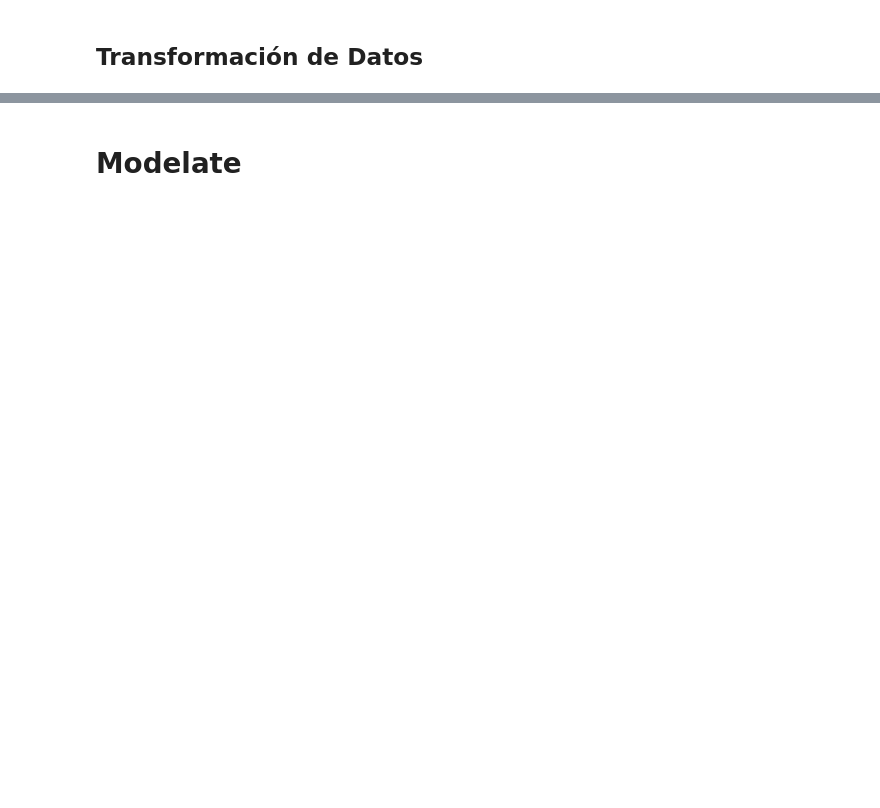
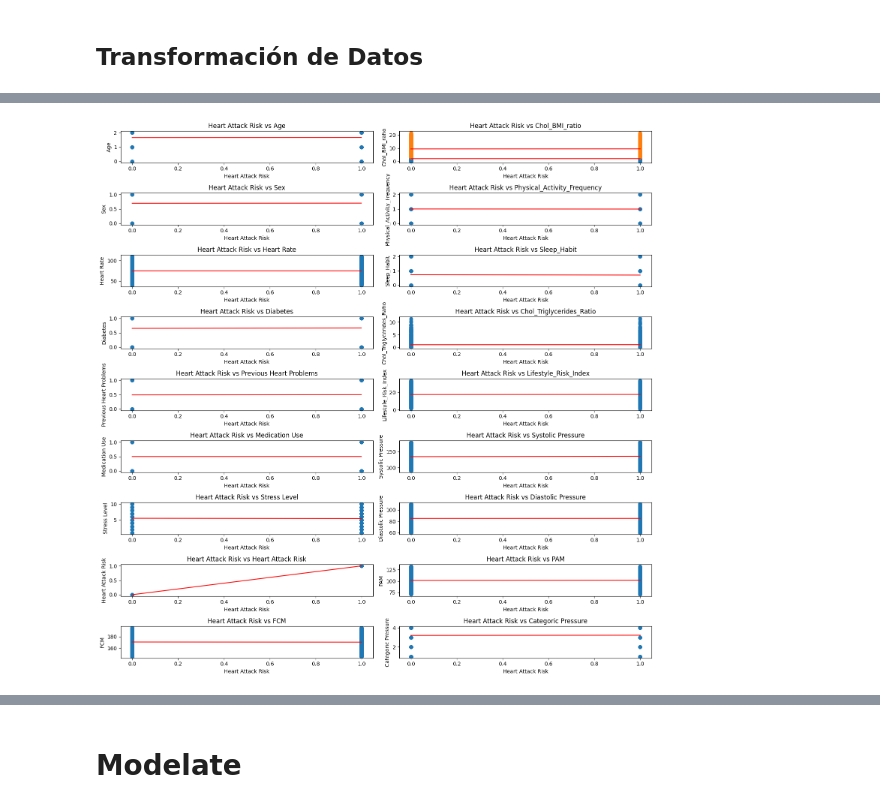
Before and after one commit to LuisFelipePoma/Heart_Risk_Detector, a Jupyter notebook: src/model/code.ipynb, the cells around one changed output, grey strips where cells are left out. Saved outputs shown, nothing was run; the diff lists cells and outputs as text; code cells hidden in the pictures; blank space fills up the shorter version.

```diff
--- a/src/model/code.ipynb
+++ b/src/model/code.ipynb
@@ -16,0 +59,8 @@ df["Diet"].unique()
+# %%
+# Balance the data
+df = df.sample(frac=1)
+df_0 = df.loc[df['Heart Attack Risk'] == 0][:3000]
+df_1 = df.loc[df['Heart Attack Risk'] == 1]
+df = pd.concat([df_0, df_1])
+df = df.sample(frac=1, random_state=42)
+df.head()
@@ -80,0 +125,12 @@ df["Chol_BMI_ratio"] = df.apply(lambda r: float(r["Cholesterol"] / r["BMI"]), ax
+# %%
+def cate_pressure(df):
+    if df["Systolic Pressure"] < 80 or df["Diastolic Pressure"] < 60 :
+        return 0
+    elif (df["Systolic Pressure"] >= 80 and df["Systolic Pressure"] <= 120) and (df["Diastolic Pressure"] >= 60 and df["Diastolic Pressure"] <= 80):
+        return 1
+    elif (df["Systolic Pressure"] > 120 and df["Systolic Pressure"] <= 129 ) and (df["Diastolic Pressure"] >= 60 and df["Diastolic Pressure"] <= 80):
+        return 2
+    elif (df["Systolic Pressure"] >= 130 and df["Systolic Pressure"] <= 139 ) or (df["Diastolic Pressure"] >= 80 and df["Diastolic Pressure"] <= 89):
+        return 3
+    elif (df["Systolic Pressure"] >= 140) or (df["Diastolic Pressure"] >= 90):
+        return 4
@@ -81,2 +253,28 @@ df["Chol_BMI_ratio"] = df.apply(lambda r: float(r["Cholesterol"] / r["BMI"]), ax
+# %%
+def show_correlation(column, df, cols=2):
+    rows = len(df.columns) // cols
+    fig, axes = plt.subplots(rows, cols, figsize=(15, 15))
+    j = 0
+    for i, col in enumerate(df.columns):
+        if i == rows:
+            j = 1
+        i = i % rows
+        x = df[column]
+        y = df[col]
+        slope, intercept = np.polyfit(x, y, 1)
+        var = np.array([min(x), max(x)])
+        regression_line = slope * var + intercept
+
+        axes[i, j].scatter(x, y)
+        axes[i, j].plot(var, regression_line, color="red")
+        axes[i, j].set_xlabel(column)
+        axes[i, j].set_ylabel(col)
+        axes[i, j].set_title(f"{column} vs {col}")
+    plt.tight_layout()
+    plt.show()
+# %%
+show_correlation("Heart Attack Risk", df)
+# %% [output]
+[figure, added]
 # %%
 # graph of the corr
```
Also changed, not shown: parts of 33 cells of this notebook, 3 other files.
